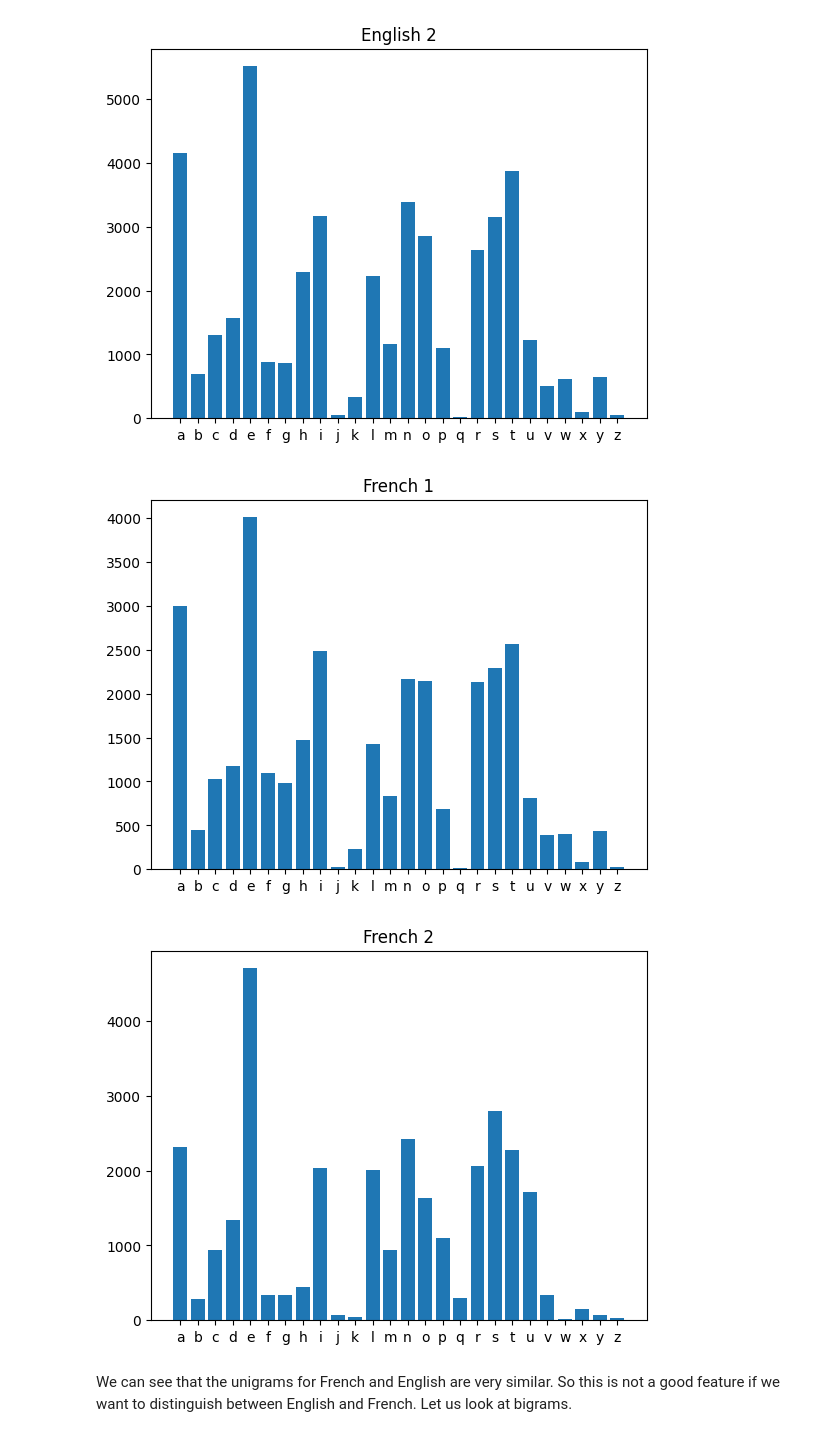
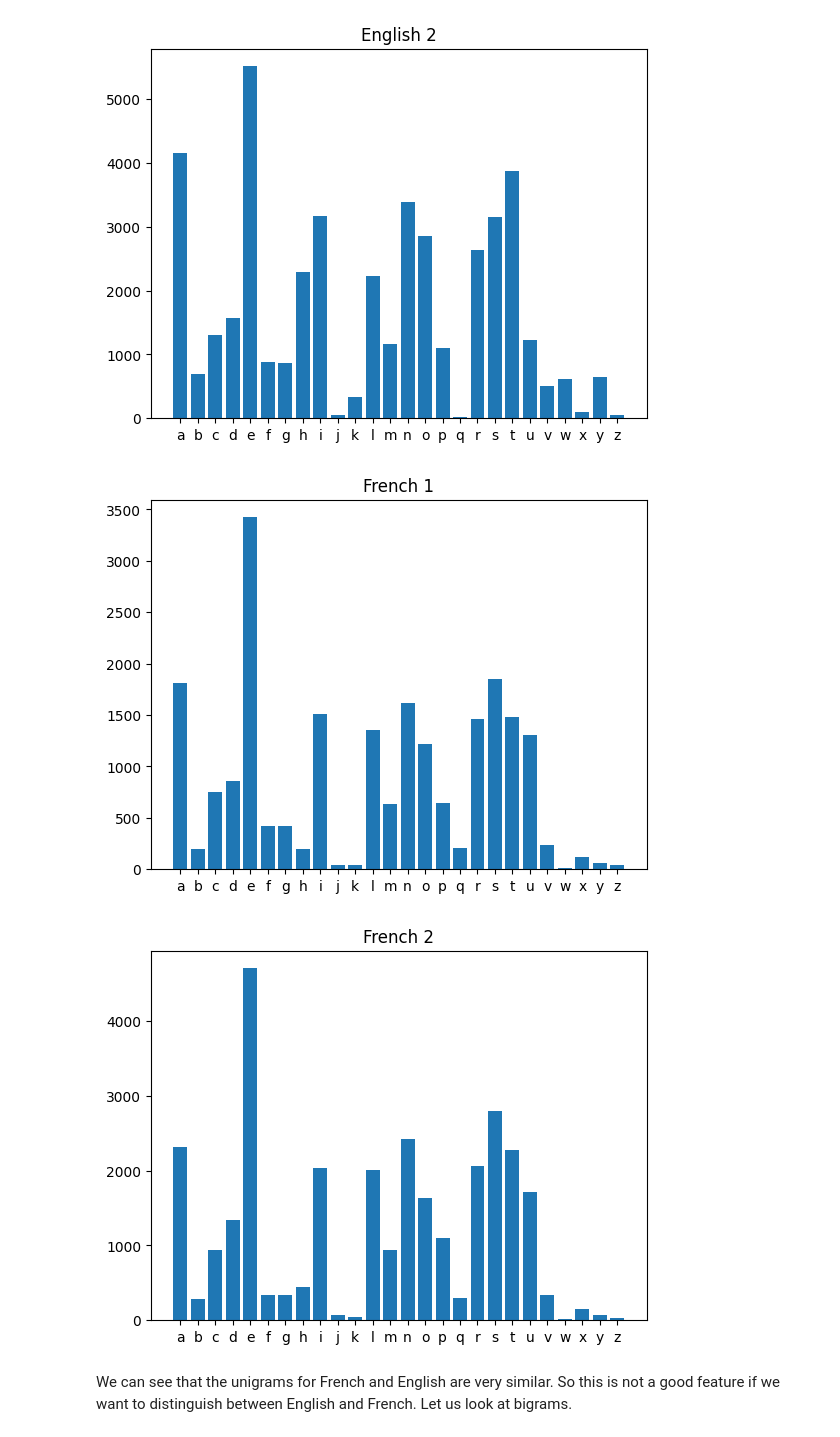
Before and after one commit to kattasanvee05-cyber/AIML-Training-2026, a Jupyter notebook: AIML_Module_01_Lab_01_Features.ipynb, the cells around one changed output. Drawn from its saved outputs; the diff is of its cells as text; code cells hidden in the pictures.

```diff
--- a/AIML_Module_01_Lab_01_Features.ipynb
+++ b/AIML_Module_01_Lab_01_Features.ipynb
@@ -433,15 +424,16 @@ plt.show()
 [figure]
 # %%
 unigram_fr1 = Counter(ngrams(fr1,1))
-plothistogram(unigram_eng1)
+plothistogram(unigram_fr1)  # Fixed: correctly passing unigram_fr1
 plt.title('French 1')
 plt.show()
+
 unigram_fr2 = Counter(ngrams(fr2,1))
 plothistogram(unigram_fr2)
 plt.title('French 2')
 plt.show()
 # %% [output]
-[figure, old version]
+[figure, new version]
 [figure]
 # %% [markdown]
 We can see that the unigrams for French and English are very similar. So this is not a good feature if we want to distinguish between English and French. Let us look at bigrams.
```
Also changed, not shown: parts of 5 cells of this notebook.
